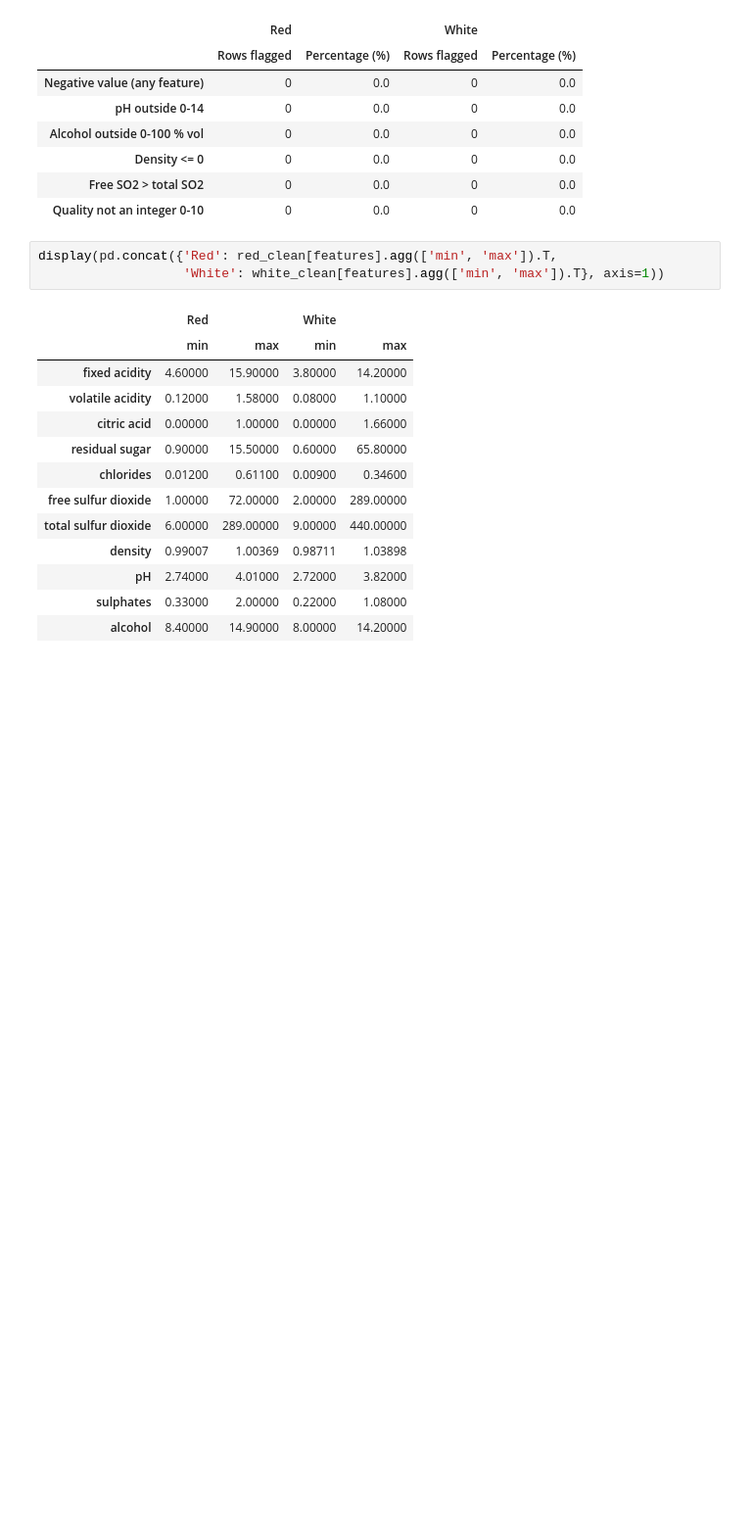
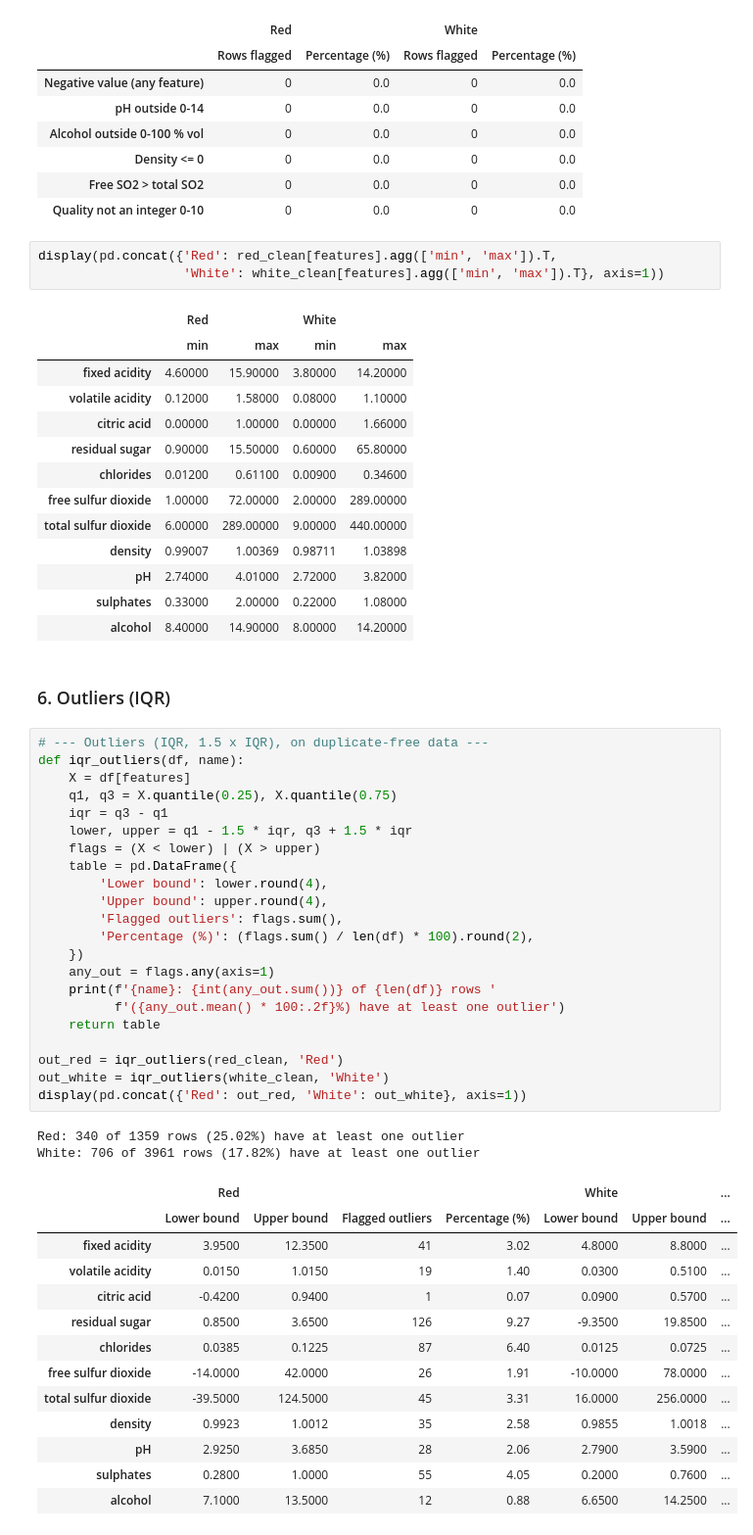
Before and after one commit to nvkhanh029/machine-learning-labwork, a Jupyter notebook: lab01-pca/lab01_wine_quality.ipynb, the cells around one changed output. Shown at 98% size. Cells and saved outputs as stored; diff of their text form; blank space fills up the shorter version.

Commit message:
feat(lab01): add IQR outlier detection for wine data

```diff
--- a/lab01-pca/lab01_wine_quality.ipynb
+++ b/lab01-pca/lab01_wine_quality.ipynb
@@ -243,3 +242,43 @@ display(pd.concat({'Red': red_clean[features].agg(['min', 'max']).T,
 | pH | 2.74000 | 4.01000 | 2.72000 | 3.82000 |
 | sulphates | 0.33000 | 2.00000 | 0.22000 | 1.08000 |
 | alcohol | 8.40000 | 14.90000 | 8.00000 | 14.20000 |
+# %% [markdown]
+### 6. Outliers (IQR)
+# %%
+# --- Outliers (IQR, 1.5 x IQR), on duplicate-free data ---
+def iqr_outliers(df, name):
+    X = df[features]
+    q1, q3 = X.quantile(0.25), X.quantile(0.75)
+    iqr = q3 - q1
+    lower, upper = q1 - 1.5 * iqr, q3 + 1.5 * iqr
+    flags = (X < lower) | (X > upper)
+    table = pd.DataFrame({
+        'Lower bound': lower.round(4),
+        'Upper bound': upper.round(4),
+        'Flagged outliers': flags.sum(),
+        'Percentage (%)': (flags.sum() / len(df) * 100).round(2),
+    })
+    any_out = flags.any(axis=1)
+    print(f'{name}: {int(any_out.sum())} of {len(df)} rows '
+          f'({any_out.mean() * 100:.2f}%) have at least one outlier')
+    return table
+
+out_red = iqr_outliers(red_clean, 'Red')
+out_white = iqr_outliers(white_clean, 'White')
+display(pd.concat({'Red': out_red, 'White': out_white}, axis=1))
+# %% [output]
+Red: 340 of 1359 rows (25.02%) have at least one outlier
+White: 706 of 3961 rows (17.82%) have at least one outlier
+|  | Red |  |  |  | White |  | ... |
+|  | Lower bound | Upper bound | Flagged outliers | Percentage (%) | Lower bound | Upper bound | ... |
+| fixed acidity | 3.9500 | 12.3500 | 41 | 3.02 | 4.8000 | 8.8000 | ... |
+| volatile acidity | 0.0150 | 1.0150 | 19 | 1.40 | 0.0300 | 0.5100 | ... |
+| citric acid | -0.4200 | 0.9400 | 1 | 0.07 | 0.0900 | 0.5700 | ... |
+| residual sugar | 0.8500 | 3.6500 | 126 | 9.27 | -9.3500 | 19.8500 | ... |
+| chlorides | 0.0385 | 0.1225 | 87 | 6.40 | 0.0125 | 0.0725 | ... |
+| free sulfur dioxide | -14.0000 | 42.0000 | 26 | 1.91 | -10.0000 | 78.0000 | ... |
+| total sulfur dioxide | -39.5000 | 124.5000 | 45 | 3.31 | 16.0000 | 256.0000 | ... |
+| density | 0.9923 | 1.0012 | 35 | 2.58 | 0.9855 | 1.0018 | ... |
+| pH | 2.9250 | 3.6850 | 28 | 2.06 | 2.7900 | 3.5900 | ... |
+| sulphates | 0.2800 | 1.0000 | 55 | 4.05 | 0.2000 | 0.7600 | ... |
+| alcohol | 7.1000 | 13.5000 | 12 | 0.88 | 6.6500 | 14.2500 | ... |
```
Also changed, not shown: parts of 1 cell of this notebook.
